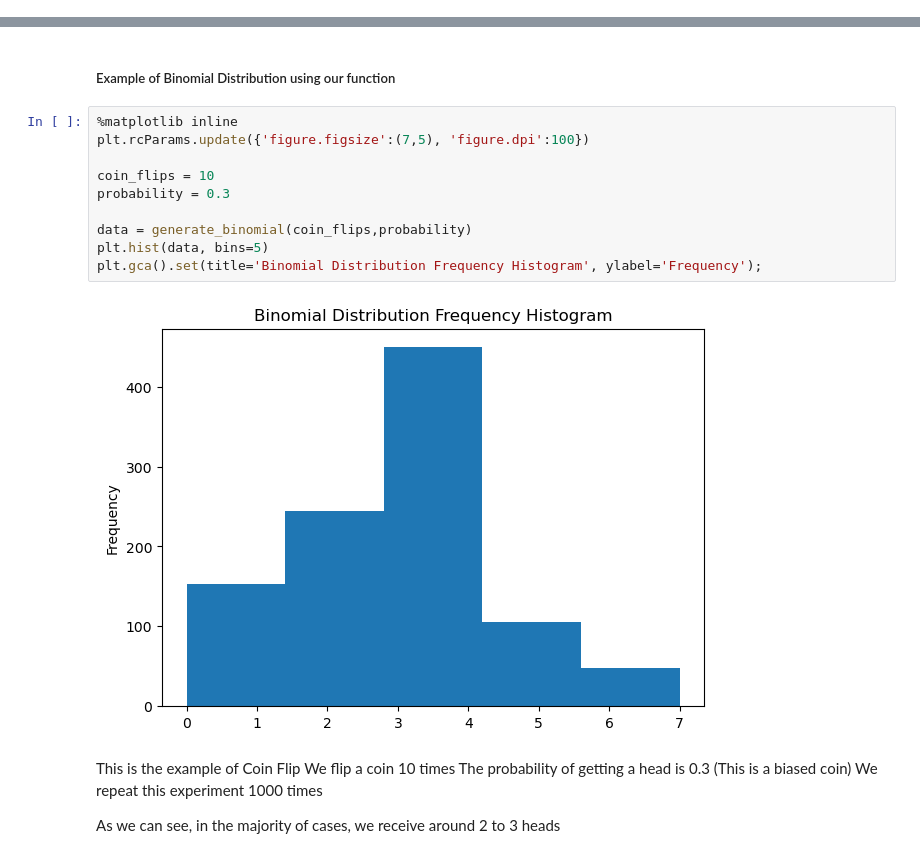
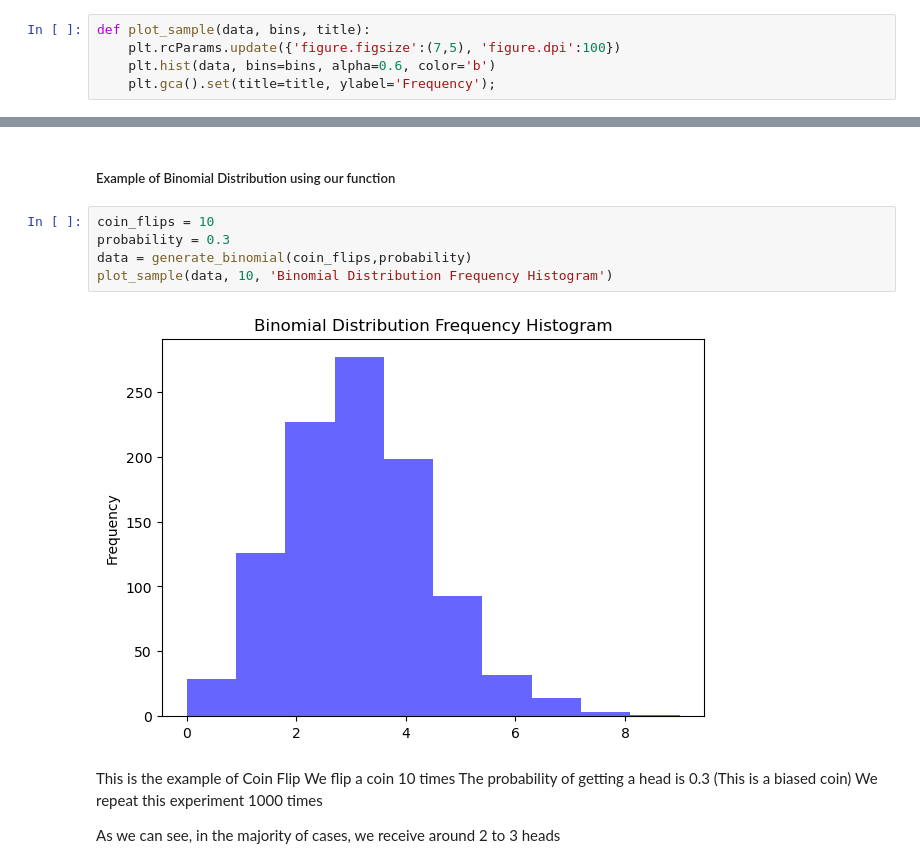
Before and after one commit to Eliie58/clt_at_work, a Jupyter notebook: CLT.ipynb, the cells around one changed output, grey strips where cells are left out. Drawn from its saved outputs; the diff is of its cells as text.

```diff
--- a/CLT.ipynb
+++ b/CLT.ipynb
@@ -14,6 +17,11 @@ import matplotlib.pyplot as plt
 from scipy.stats import norm
 # %% [markdown]
 ### Part 2 : Sample data generation
+# %%
+def plot_sample(data, bins, title):
+    plt.rcParams.update({'figure.figsize':(7,5), 'figure.dpi':100})
+    plt.hist(data, bins=bins, alpha=0.6, color='b')
+    plt.gca().set(title=title, ylabel='Frequency');
 # %% [markdown]
 #### Uniform Distribution
 # %%
@@ -38,17 +42,12 @@ def generate_binomial(trials, propability, count = 1000):
 # %% [markdown]
 ##### Example of Binomial Distribution using our function
 # %%
-%matplotlib inline
-plt.rcParams.update({'figure.figsize':(7,5), 'figure.dpi':100})
-
 coin_flips = 10
 probability = 0.3
-
 data = generate_binomial(coin_flips,probability)
-plt.hist(data, bins=5)
-plt.gca().set(title='Binomial Distribution Frequency Histogram', ylabel='Frequency');
+plot_sample(data, 10, 'Binomial Distribution Frequency Histogram')
 # %% [output]
-[figure, old version]
+[figure, new version]
 # %% [markdown]
 This is the example of Coin Flip
 We flip a coin 10 times
```
Also changed, not shown: parts of 22 cells of this notebook.
